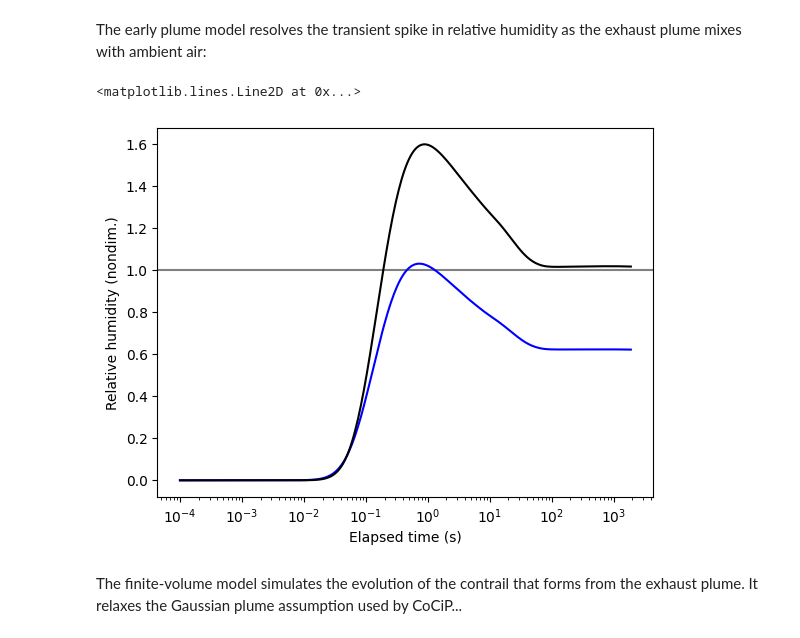
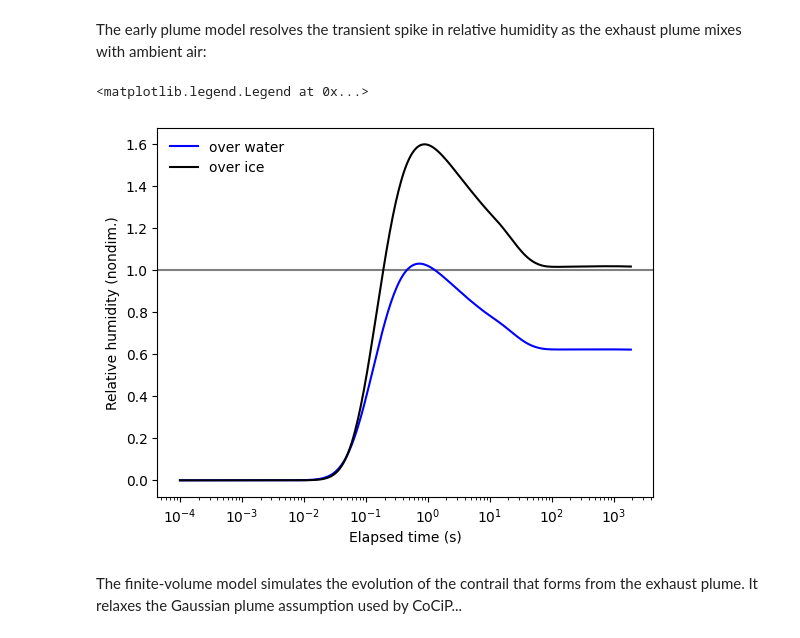
Before and after one commit to contrailcirrus/2024-06-contrails-workshop, a Jupyter notebook: labs/apcemm/APCEMM.ipynb, the cells around one changed output. Cells and saved outputs as stored; diff of their text form; code cells hidden in the pictures.

```diff
--- a/labs/apcemm/APCEMM.ipynb
+++ b/labs/apcemm/APCEMM.ipynb
@@ -208,13 +210,14 @@ df = pd.read_csv(os.path.join(rundir, "out", "Micro000000.out"), skiprows=[1]).r
 # %%
 plt.plot(df["Time [s]"], df["RH_w [-]"], "b-", label="over water")
 plt.plot(df["Time [s]"], df["RH_i [-]"], "k-", label="over ice")
 plt.xlabel("Elapsed time (s)")
 plt.ylabel("Relative humidity (nondim.)")
 plt.gca().set_xscale("log")
 plt.gca().axhline(y=1, color="gray", zorder=-1)
+plt.legend(loc="upper left", frameon=False)
 # %% [output]
-<matplotlib.lines.Line2D at 0x...>
+<matplotlib.legend.Legend at 0x...>
-[figure, old version]
+[figure, new version]
 # %% [markdown]
 The finite-volume model simulates the evolution of the contrail that forms from the exhaust plume. It relaxes the Gaussian plume assumption used by CoCiP...
 # %%
```
Also changed, not shown: parts of 33 cells of this notebook.
